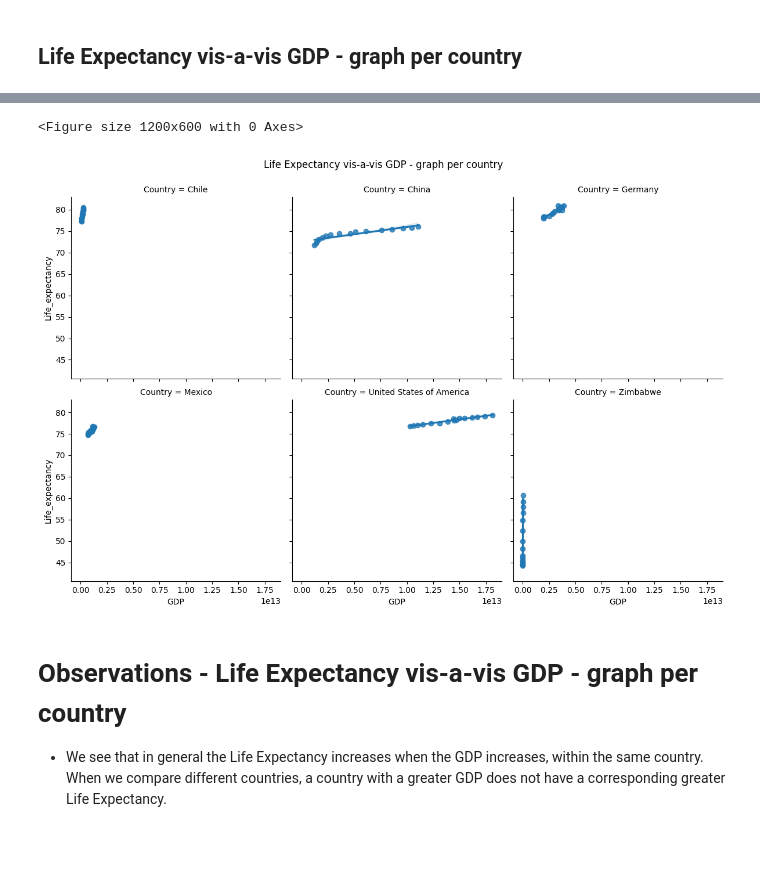
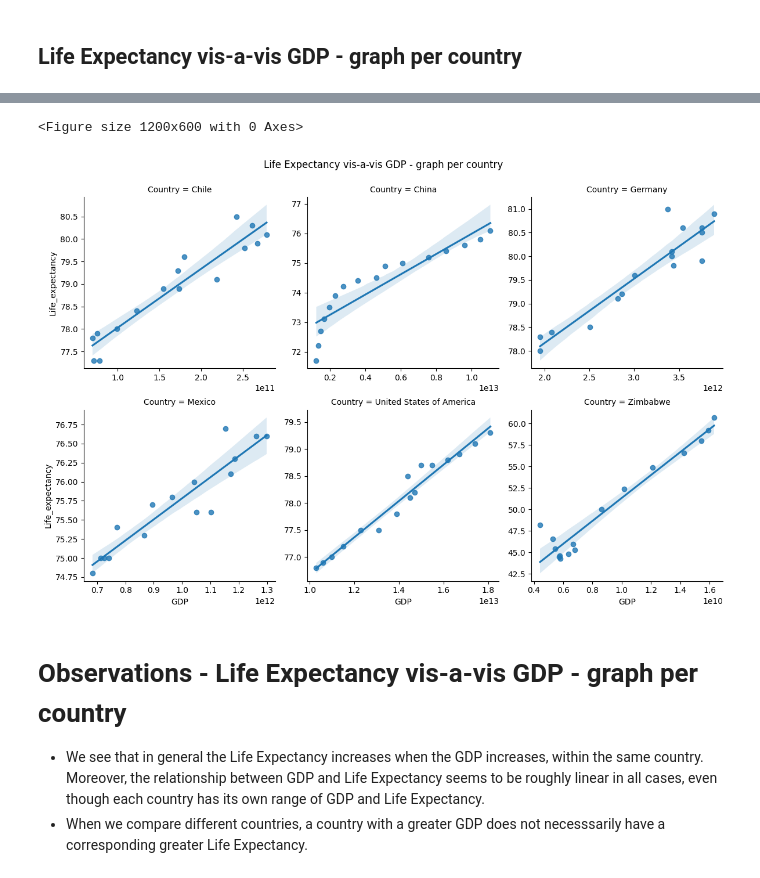
Before and after one commit to ramtob/codecademy-python, a Jupyter notebook: Life-Expectancy-and-GDP-Starter/life_expectancy_gdp.ipynb, the cells around one changed output, grey strips where cells are left out. Drawn from its saved outputs; the diff is of its cells as text; code cells hidden in the pictures; blank space fills up the shorter version.

```diff
--- a/Life-Expectancy-and-GDP-Starter/life_expectancy_gdp.ipynb
+++ b/Life-Expectancy-and-GDP-Starter/life_expectancy_gdp.ipynb
@@ -137,30 +124,31 @@ plt.show()
 # %%
 # import seaborn as sns
 # import matplotlib.pyplot as plt
 # import pandas as pd
 
 # Example data
 # df_all should be your DataFrame and countries your list of countries
 # df_all = pd.DataFrame(...)
 # countries = [...]
 
 plt.figure(figsize=(12, 6))
 # Create a FacetGrid
-g = sns.FacetGrid(df_all, col="Country", col_wrap=3, col_order=countries, height=4)
+g = sns.FacetGrid(df_all, col="Country", col_wrap=3, col_order=countries, height=4, sharex=False, sharey=False)
 
 # Map the lmplot to the grid
 g.map(sns.regplot, 'GDP', 'Life_expectancy')
 
 # Add a title to the entire figure
 plt.subplots_adjust(top=0.9)
 plt.suptitle('Life Expectancy vis-a-vis GDP - graph per country')
 
 # Show the plot
 plt.show()
 # %% [output]
 <Figure size 1200x600 with 0 Axes>
-[figure, old version]
+[figure, new version]
 # %% [markdown]
 # Observations - Life Expectancy vis-a-vis GDP - graph per country
 
-* We see that in general the Life Expectancy increases when the GDP increases, within the same country. When we compare different countries, a country with a greater GDP does not have a corresponding greater Life Expectancy.
+* We see that in general the Life Expectancy increases when the GDP increases, within the same country. Moreover, the relationship between GDP and Life Expectancy seems to be roughly linear in all cases, even though each country has its own range of GDP and Life Expectancy.
+* When we compare different countries, a country with a greater GDP does not necesssarily have a corresponding greater Life Expectancy.
```
Also changed, not shown: parts of 1 cell of this notebook.
